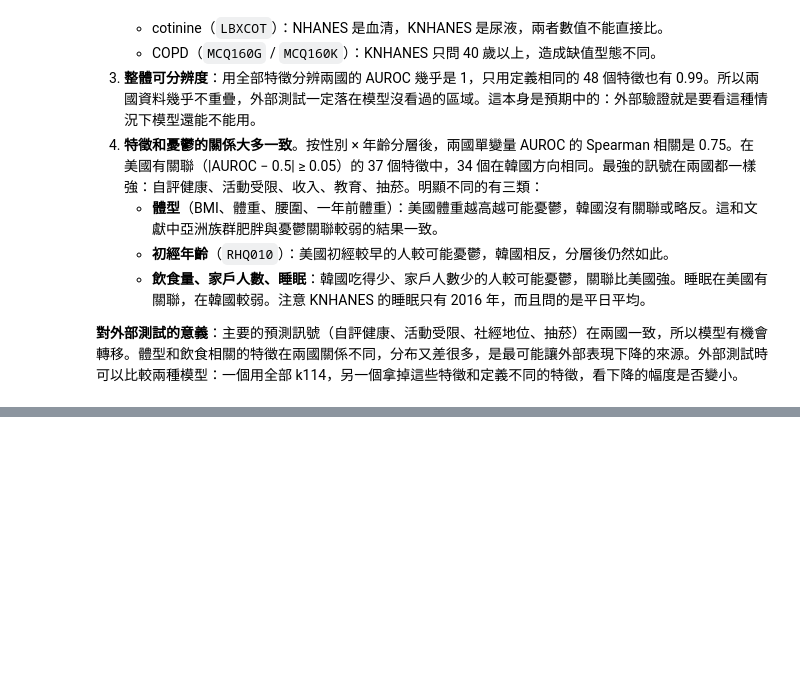
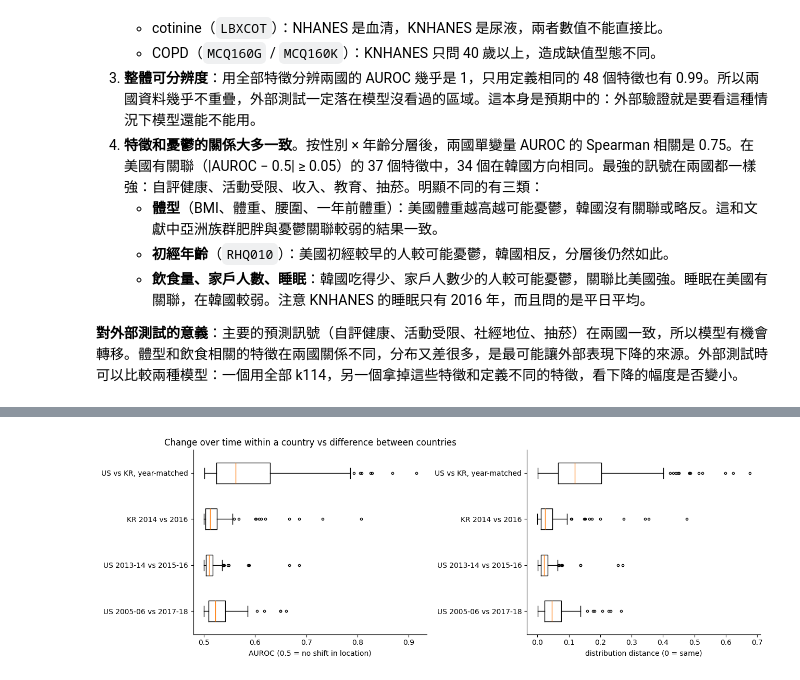
Before and after one commit to tony12344812cs14/NHANES-2005-2018, a Jupyter notebook: data_analysis/03_knhanes_vs_nhanes.ipynb, the cells around one changed output, grey strips where cells are left out. Drawn from its saved outputs; the diff is of its cells as text; code cells hidden in the pictures; blank space fills up the shorter version.

```diff
--- a/data_analysis/03_knhanes_vs_nhanes.ipynb
+++ b/data_analysis/03_knhanes_vs_nhanes.ipynb
@@ -576,0 +827,13 @@ plt.show()
+# %%
+drift_pairs = {
+    "US 2005-06 vs 2017-18": (nh[nh.cycle == "2005-06"], nh[nh.cycle == "2017-18"], FEATS),
+    "US 2013-14 vs 2015-16": (nh[nh.cycle == "2013-14"], nh[nh.cycle == "2015-16"], FEATS),
+    "KR 2014 vs 2016": (kr[kr.cycle == "KNHANES 2014"], kr[kr.cycle == "KNHANES 2016"], K114)}
+drift = {k: compare(a, b, cols) for k, (a, b, cols) in drift_pairs.items()}
+drift["US vs KR, year-matched"] = matched[["auroc", "distance"]]
+summary = pd.concat({k: v.agg(["mean", "median", "max"]).T.stack() for k, v in drift.items()}, axis=1).T
+summary.columns = [f"{m} {s}" for m, s in summary.columns]
+display(summary.round(3))
+drift_all = pd.concat(drift, axis=1)
+drift_all.columns = [f"{k}: {m}" for k, m in drift_all.columns]
+drift_all.to_csv(OUT / "knhanes_time_drift.csv")
@@ -576,0 +846,15 @@ plt.show()
+# %%
+fig, axes = plt.subplots(1, 2, figsize=(13, 4.5))
+for ax, metric, xlabel in [(axes[0], "auroc", "AUROC (0.5 = no shift in location)"),
+                           (axes[1], "distance", "distribution distance (0 = same)")]:
+    names = list(drift)
+    data = [drift[k][metric].dropna() for k in names]
+    ax.boxplot(data, vert=False, labels=names, showfliers=True, flierprops={"markersize": 3})
+    ax.set_xlabel(xlabel)
+    ax.spines[["top", "right"]].set_visible(False)
+axes[0].set_title("Change over time within a country vs difference between countries")
+fig.tight_layout()
+fig.savefig(FIG / "20_knhanes_time_drift.png", dpi=250, bbox_inches="tight")
+plt.show()
+# %% [output]
+[figure, added]
```
Also changed, not shown: parts of 16 cells of this notebook, 1 other file.
